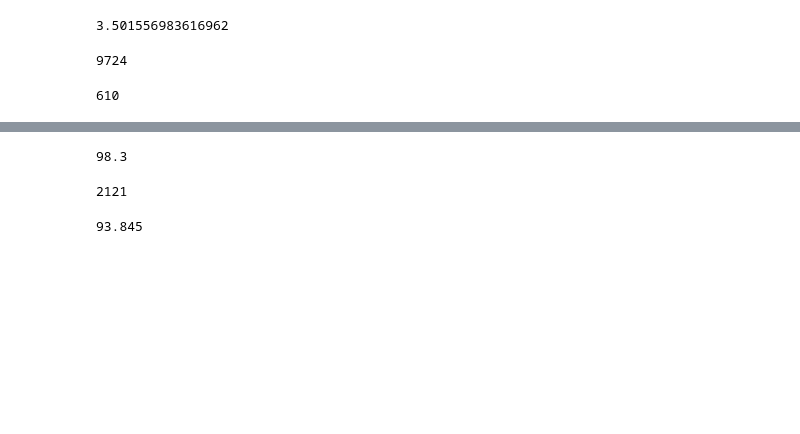
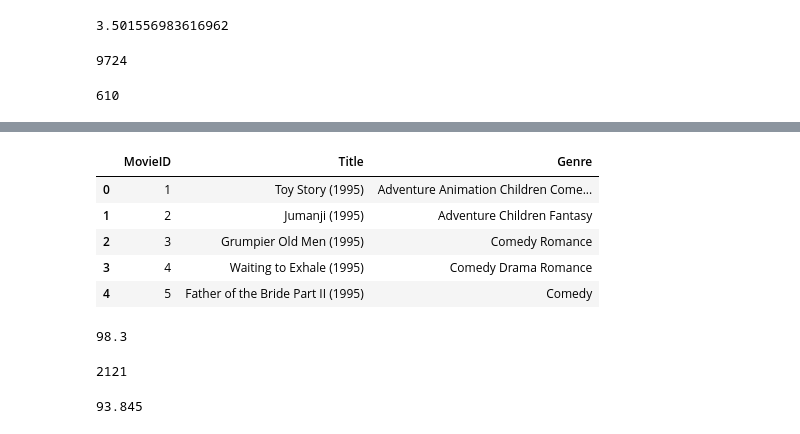
Before and after one commit to Intarii/Caesar, a Jupyter notebook: Lab 02.ipynb, the cells around one changed output, grey strips where cells are left out. Drawn from its saved outputs; the diff is of its cells as text; code cells hidden in the pictures; blank space fills up the shorter version.

```diff
--- a/Lab 02.ipynb
+++ b/Lab 02.ipynb
@@ -76,3 +117,24 @@ table_film.iloc[:5]
+# %%
+table_film = pandas.read_table("movies.csv", sep=",")
+
+table_film["Genre"] = table_film["Genre"].apply(lambda i : " ".join(i.split("|")))
+
+table_film = table_film[table_film["Genre"] != "(no genres listed)"]
+
+replacer = {"Sci-Fi":"SciFi", "Film-Noir":"Filnoir"}
+
+for i, t in replacer.items():
+
+  table_film["Genre"] = table_film["Genre"].str.replace(i, t)
+
+table_film.iloc[:5]
+# %% [output]
+|  | MovieID | Title | Genre |
+| 0 | 1 | Toy Story (1995) | Adventure Animation Children Come... |
+| 1 | 2 | Jumanji (1995) | Adventure Children Fantasy |
+| 2 | 3 | Grumpier Old Men (1995) | Comedy Romance |
+| 3 | 4 | Waiting to Exhale (1995) | Comedy Drama Romance |
+| 4 | 5 | Father of the Bride Part II (1995) | Comedy |
 # %%
 rating_table = rating.pivot_table(index="MovieID", columns="UserID", values="Rating")
 
```
Also changed, not shown: parts of 9 cells of this notebook.
